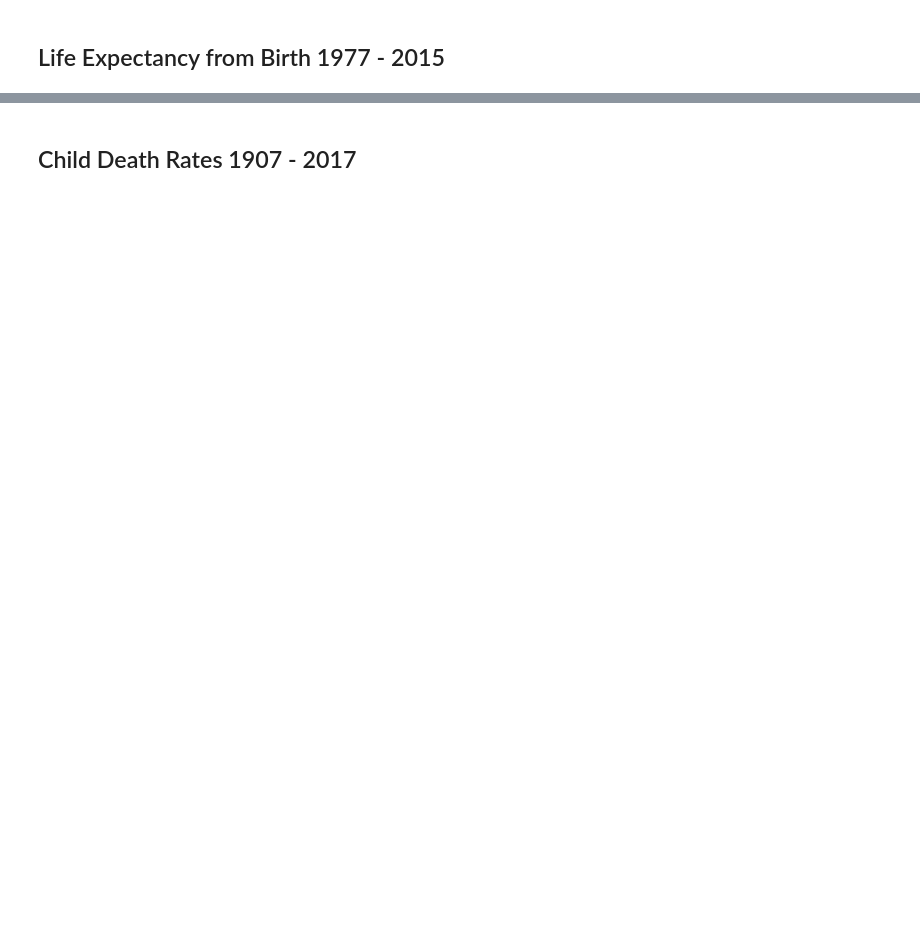
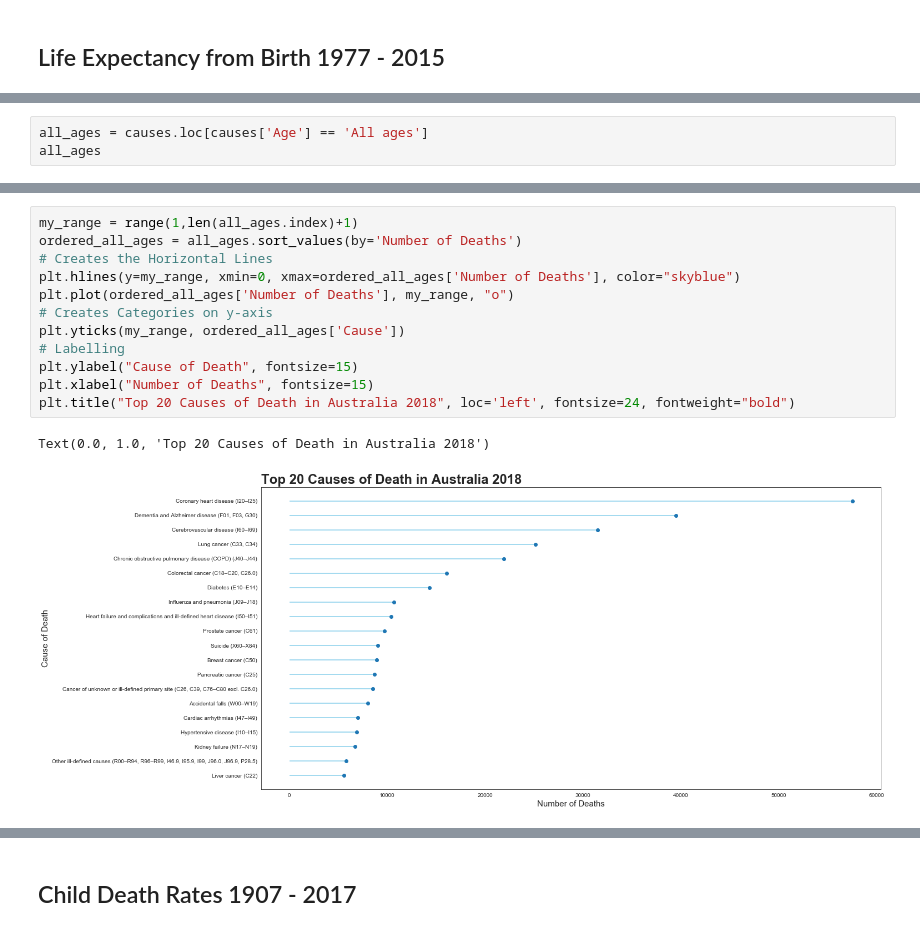
Before and after one commit to vanessavtnguyen/DataProject, a Jupyter notebook: Mortality in Australia.ipynb, the cells around one changed output, grey strips where cells are left out. Saved outputs shown, nothing was run; the diff lists cells and outputs as text; blank space fills up the shorter version.

```diff
--- a/Mortality in Australia.ipynb
+++ b/Mortality in Australia.ipynb
@@ -43,0 +190,3 @@ mortality_data3.head()
+# %%
+all_ages = causes.loc[causes['Age'] == 'All ages']
+all_ages
@@ -43,0 +211,15 @@ mortality_data3.head()
+# %%
+my_range = range(1,len(all_ages.index)+1)
+ordered_all_ages = all_ages.sort_values(by='Number of Deaths')
+# Creates the Horizontal Lines
+plt.hlines(y=my_range, xmin=0, xmax=ordered_all_ages['Number of Deaths'], color="skyblue")
+plt.plot(ordered_all_ages['Number of Deaths'], my_range, "o")
+# Creates Categories on y-axis
+plt.yticks(my_range, ordered_all_ages['Cause'])
+# Labelling
+plt.ylabel("Cause of Death", fontsize=15)
+plt.xlabel("Number of Deaths", fontsize=15)
+plt.title("Top 20 Causes of Death in Australia 2018", loc='left', fontsize=24, fontweight="bold")
+# %% [output]
+Text(0.0, 1.0, 'Top 20 Causes of Death in Australia 2018')
+[figure, added]
```
Also changed, not shown: parts of 105 cells of this notebook.
